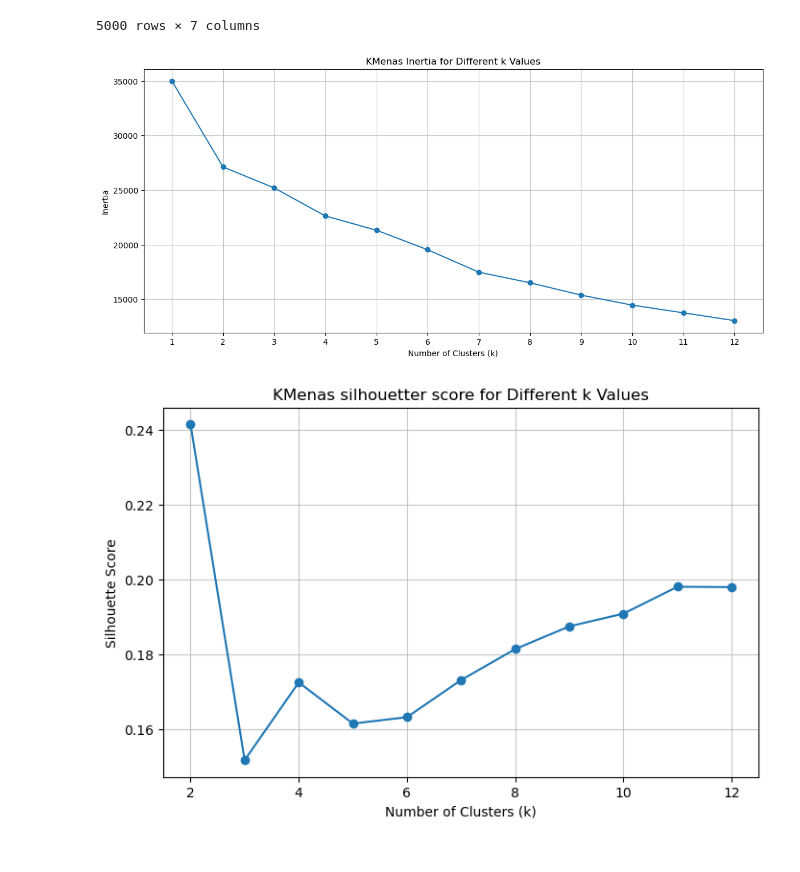
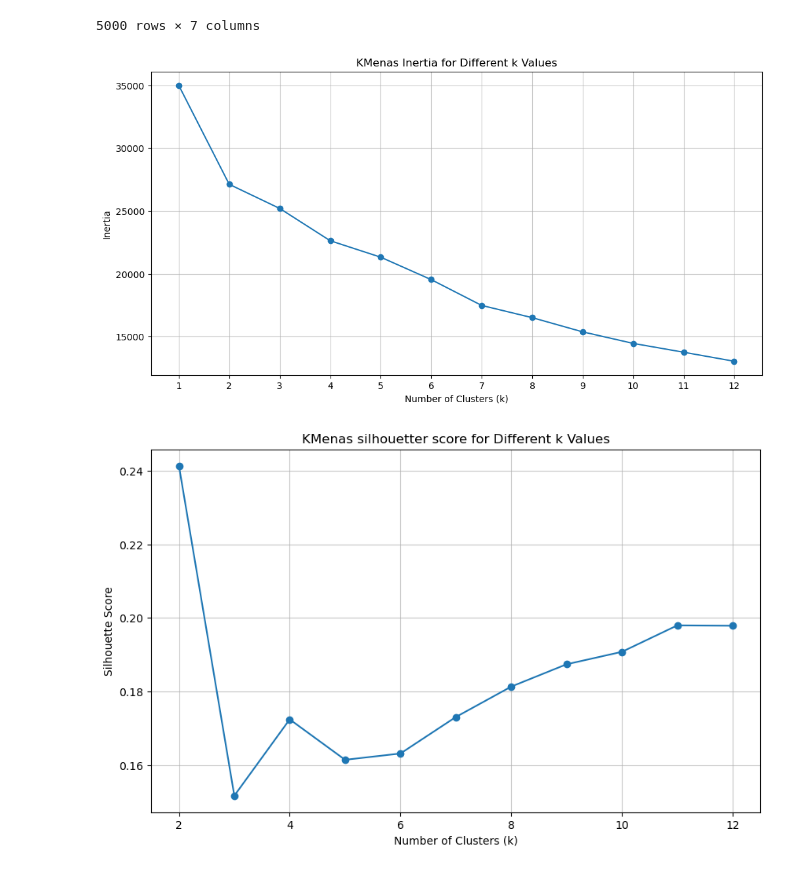
Before and after one commit to rshewatkar/ML_internship, a Jupyter notebook: New Project/new.ipynb, the cells around one changed output. Saved outputs shown, nothing was run; the diff lists cells and outputs as text; code cells hidden in the pictures.

```diff
--- a/New Project/new.ipynb
+++ b/New Project/new.ipynb
@@ -183,20 +186,20 @@ for k in k_values:
     kmeans.fit_predict(scaled_data_df)
     inertia.append(kmeans.inertia_)
 # %%
-plt.figure(figsize=(14, 6))
+plt.figure(figsize=(12, 6))
 plt.plot(k_values, inertia, marker='o')
 
 plt.title('KMenas Inertia for Different k Values')
 plt.xlabel('Number of Clusters (k)')
 plt.ylabel('Inertia')
 
 plt.xticks(k_values)
 plt.grid(True, alpha=0.7)
 
 
 plt.show()
 # %% [output]
-[figure, old version]
+[figure, new version]
 # %%
 from sklearn.metrics import silhouette_score
 
@@ -216,7 +219,7 @@ for k in k_values:
     silhouette_scores.append(score)
 
 
-plt.figure(figsize=(8, 5))
+plt.figure(figsize=(10, 6))
 plt.plot(k_values, silhouette_scores, marker='o')
 
 plt.title('KMenas silhouetter score for Different k Values')
@@ -229,4 +232,4 @@ plt.grid(True, alpha=0.7)
 
 plt.show()
 # %% [output]
-[figure, old version]
+[figure, new version]
```
Also changed, not shown: parts of 3 cells of this notebook.
